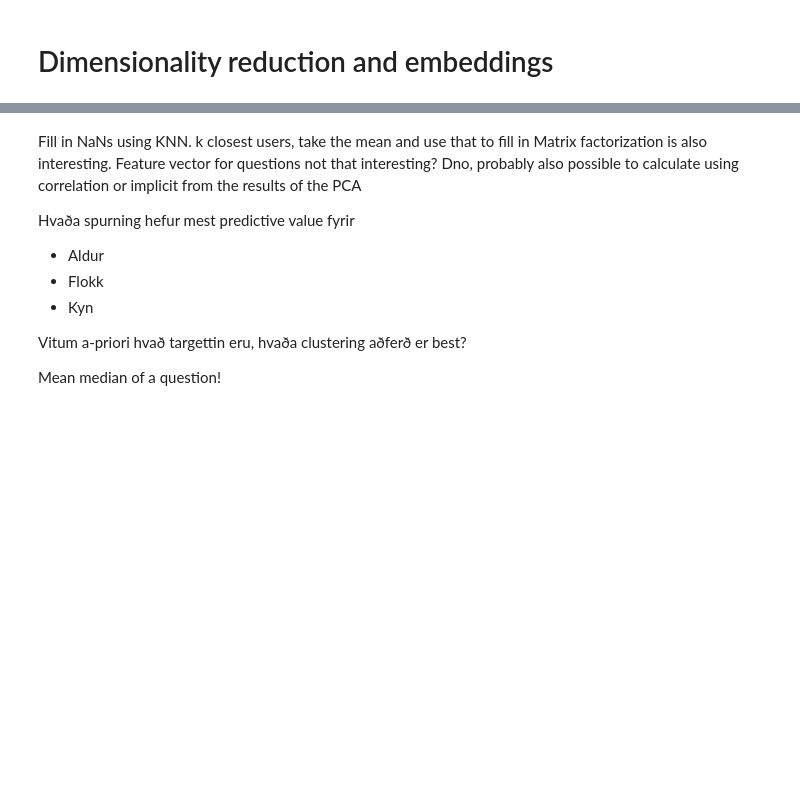
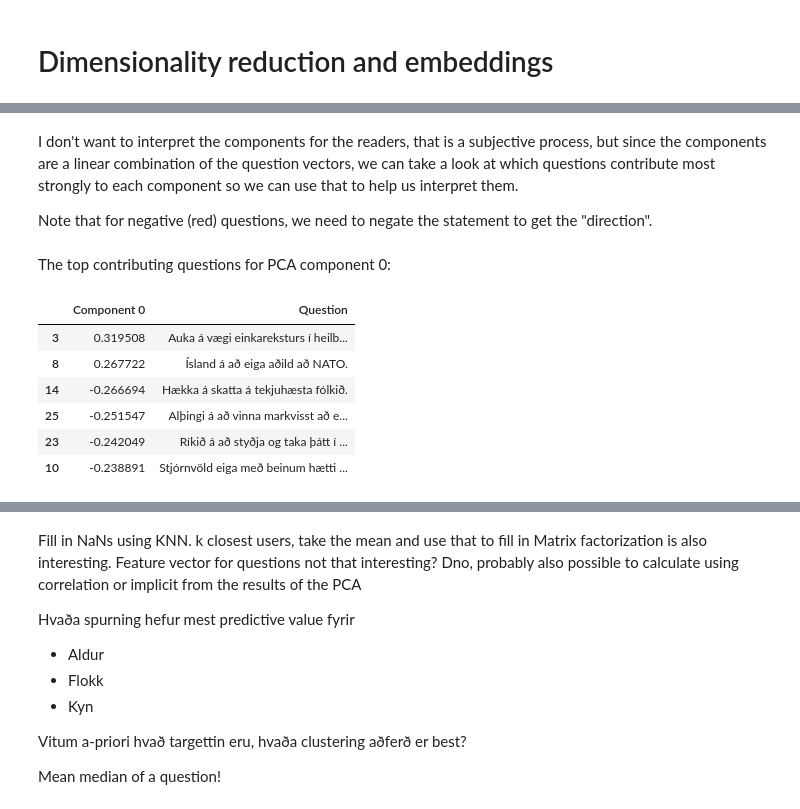
Before and after one commit to roberttorfason/blog, a Jupyter notebook: _notebooks/2021-09-22-kosningaprof.ipynb, the cells around one changed output, grey strips where cells are left out. Drawn from its saved outputs; the diff is of its cells as text; code cells hidden in the pictures; blank space fills up the shorter version.

```diff
--- a/_notebooks/2021-09-22-kosningaprof.ipynb
+++ b/_notebooks/2021-09-22-kosningaprof.ipynb
@@ -294,0 +187,6 @@ Viðreisn
+# %%
+pca = PCA(n_components=4)
+x_pca = pca.fit_transform(x)
+print(f"Explained variance of each component {pca.explained_variance_ratio_}.\n"
+      f"Total explained variance of first 4 components {np.sum(pca.explained_variance_ratio_):.4f}\n"
+      f"Total explained variance of first 2 components {np.sum(pca.explained_variance_ratio_[:2]):.4f}")
@@ -294,0 +214,35 @@ Viðreisn
+# %% [markdown]
+I don't want to interpret the components for the readers, that is a subjective process, but since the components are a linear combination of the question vectors, we can take a look at which questions contribute most strongly to each component so we can use that to help us interpret them.
+
+Note that for negative (red) questions, we need to negate the statement to get the "direction".
+# %%
+# collapse-hide
+df_questions_and_components = pd.DataFrame(
+    {"Question": df_questions["question"], "Component 0": pca.components_[0], "Component 1": pca.components_[1]}
+)
+# We need to sort by the absolute value of each component s.t. we don't disregard components with a negative sign
+df_questions_and_components["Component 0 abs"] = df_questions_and_components["Component 0"].abs()
+df_questions_and_components["Component 1 abs"] = df_questions_and_components["Component 1"].abs()
+# %%
+# hide
+def style_positive_and_negative(v):
+    if isinstance(v, str):
+        return None
+    if v < 0:
+        return 'color:red;'
+    else:
+        return 'color:green;'
+# %% [markdown]
+The top contributing questions for PCA component 0:
+# %%
+# hide_input
+questions_sorted_component_0 = df_questions_and_components.sort_values(by="Component 0 abs", ascending=False)
+questions_sorted_component_0[["Component 0", "Question"]].head(6).style.applymap(style_positive_and_negative)
+# %% [output]
+|  | Component 0 | Question |
+| 3 | 0.319508 | Auka á vægi einkareksturs í heilb... |
+| 8 | 0.267722 | Ísland á að eiga aðild að NATO. |
+| 14 | -0.266694 | Hækka á skatta á tekjuhæsta fólkið. |
+| 25 | -0.251547 | Alþingi á að vinna markvisst að e... |
+| 23 | -0.242049 | Ríkið á að styðja og taka þátt í ... |
+| 10 | -0.238891 | Stjórnvöld eiga með beinum hætti ... |
```
Also changed, not shown: parts of 50 cells of this notebook, 1 other file.
